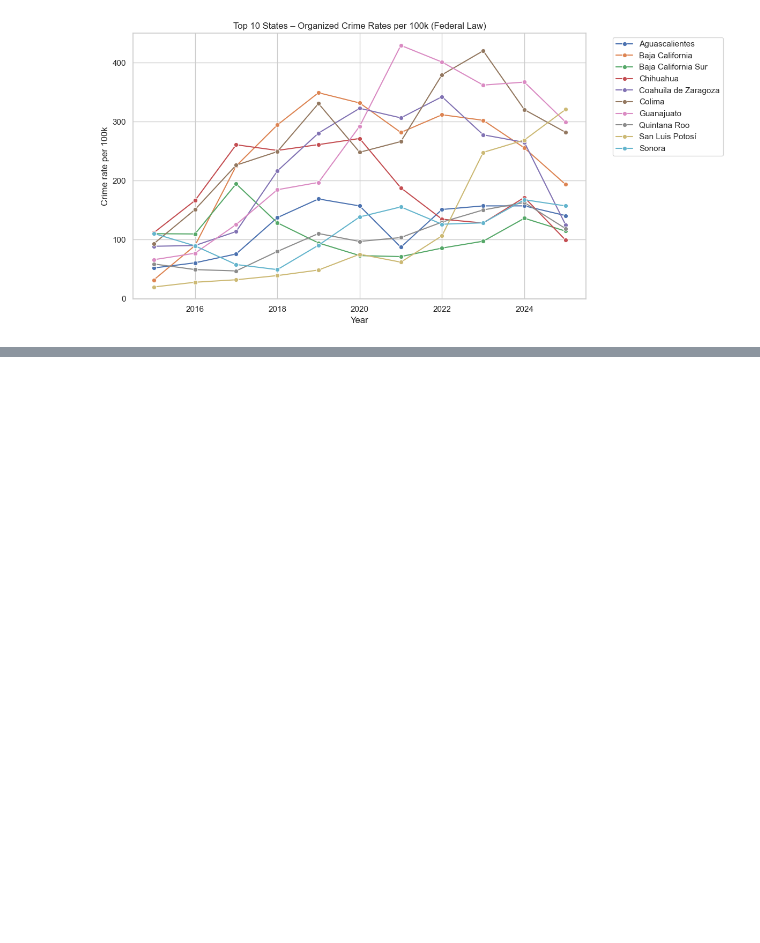
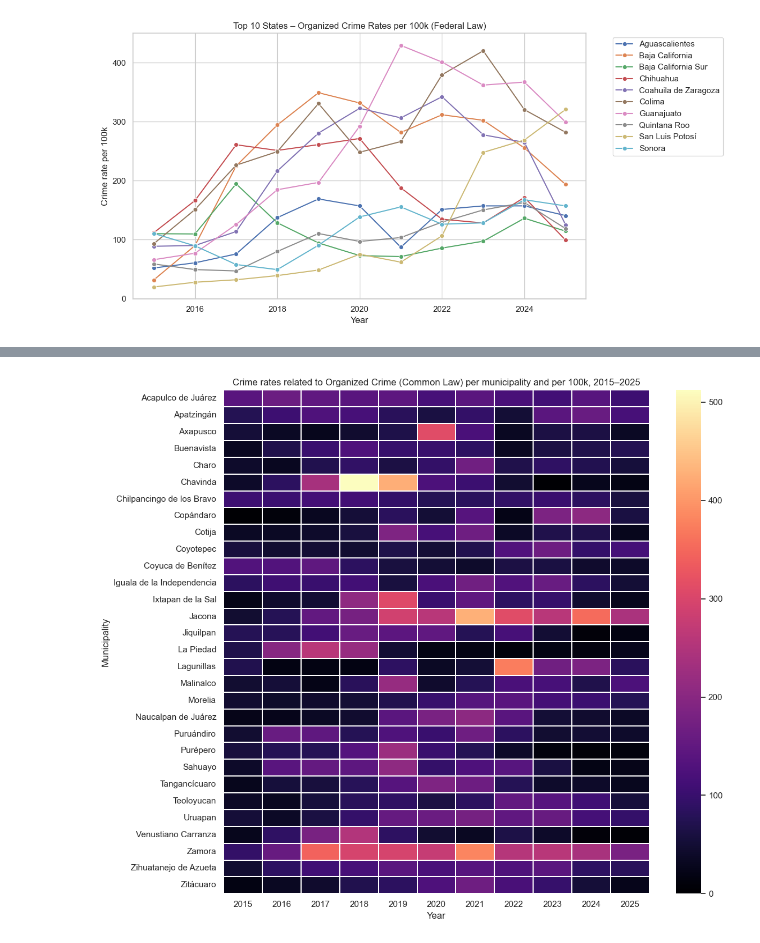
Before and after one commit to shani-alvarez/cgs-shadow-routes, a Jupyter notebook: notebooks/eda_crime_reports.ipynb, the cells around one changed output, grey strips where cells are left out. Cells and saved outputs as stored; diff of their text form; code cells hidden in the pictures; blank space fills up the shorter version.

```diff
--- a/notebooks/eda_crime_reports.ipynb
+++ b/notebooks/eda_crime_reports.ipynb
@@ -586,0 +853,3 @@ fig.show()
+# %%
+df_cm_rates = df_cm_yearly.merge(df_pop_yearly_m.loc[:, ['ao', 'cve_municipio', 'pob_total']], on=['cve_municipio', 'ao'])
+df_cm_rates.head(10)
@@ -586,0 +868,3 @@ fig.show()
+# %%
+df_cm_rates['tasa_por_100k'] = df_cm_rates['conteo_delitos'] / df_cm_rates['pob_total'] * 100000
+df_cm_rates.head()
@@ -586,0 +878,4 @@ fig.show()
+# %%
+top30_rates_cm= df_cm_rates.groupby('municipio')['tasa_por_100k'].sum().nlargest(30).index
+df_top30_rates_cm = df_cm_rates[df_cm_rates['municipio'].isin(top30_rates_cm)]
+df_top30_rates_cm.municipio.unique()
@@ -586,0 +907,12 @@ fig.show()
+# %%
+heat_data = df_top30_rates_cm.pivot(index='municipio', columns='ao', values='tasa_por_100k').fillna(0)
+
+plt.figure(figsize=(12,10))
+sns.heatmap(heat_data, cmap='magma', linewidths=0.3)
+plt.title('Crime rates related to Organized Crime (Common Law) per municipality and per 100k, 2015–2025')
+plt.xlabel('Year')
+plt.ylabel('Municipality')
+plt.tight_layout()
+plt.show()
+# %% [output]
+[figure, added]
```
Also changed, not shown: parts of 38 cells of this notebook.
